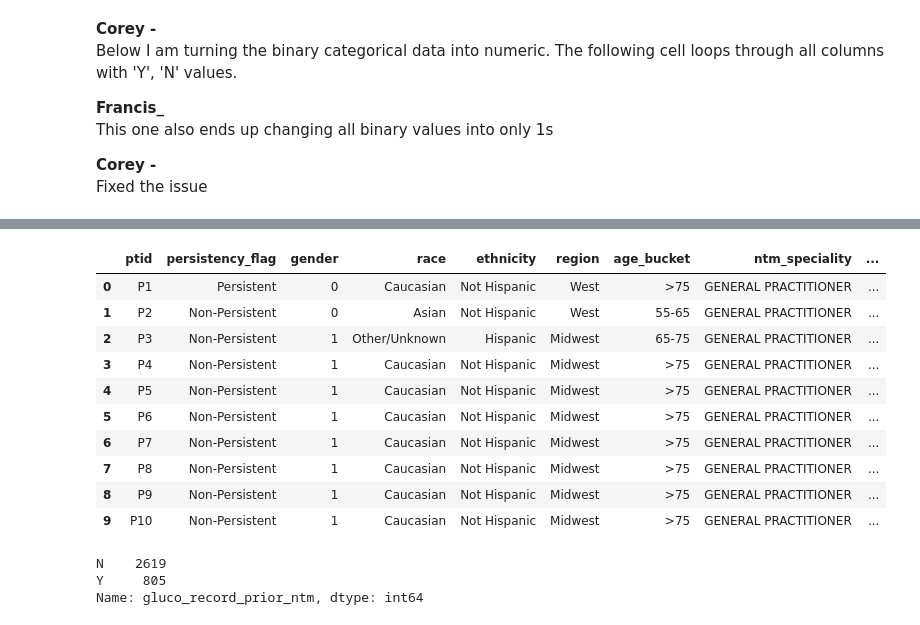
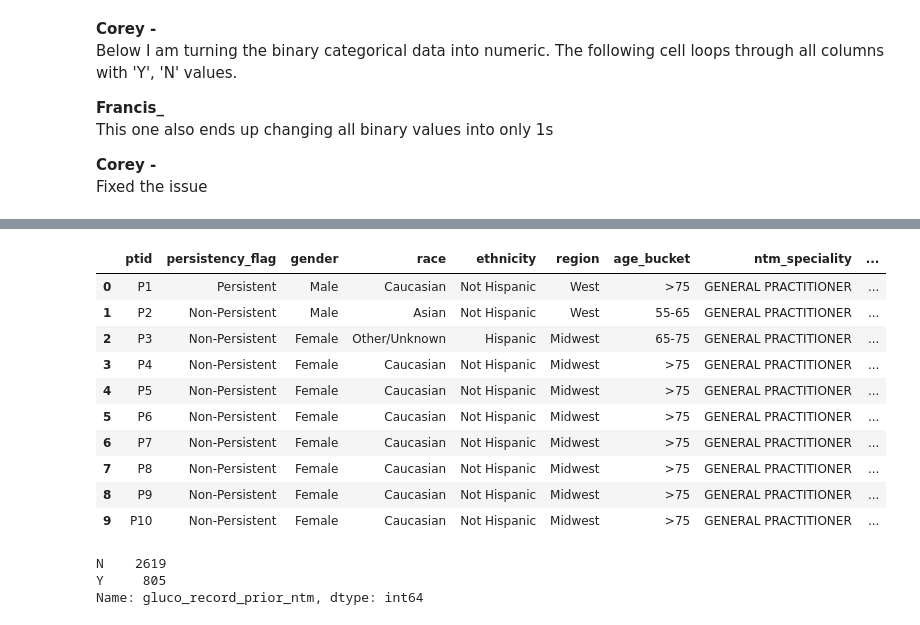
Before and after one commit to TheHamhams/dg_group_project, a Jupyter notebook: EDA.ipynb, the cells around one changed output, grey strips where cells are left out. Saved outputs shown, nothing was run; the diff lists cells and outputs as text; code cells hidden in the pictures.

```diff
--- a/EDA.ipynb
+++ b/EDA.ipynb
@@ -195,17 +185,17 @@ Name: tscore_bucket_prior_ntm_gt_neg_25, dtype: int64
 # %%
-data.head(10)
+#data.head(10)
 # %% [output]
 |  | ptid | persistency_flag | gender | race | ethnicity | region | age_bucket | ntm_speciality | ... |
-| 0 | P1 | Persistent | 0 | Caucasian | Not Hispanic | West | >75 | GENERAL PRACTITIONER | ... |
-| 1 | P2 | Non-Persistent | 0 | Asian | Not Hispanic | West | 55-65 | GENERAL PRACTITIONER | ... |
-| 2 | P3 | Non-Persistent | 1 | Other/Unknown | Hispanic | Midwest | 65-75 | GENERAL PRACTITIONER | ... |
-| 3 | P4 | Non-Persistent | 1 | Caucasian | Not Hispanic | Midwest | >75 | GENERAL PRACTITIONER | ... |
-| 4 | P5 | Non-Persistent | 1 | Caucasian | Not Hispanic | Midwest | >75 | GENERAL PRACTITIONER | ... |
-| 5 | P6 | Non-Persistent | 1 | Caucasian | Not Hispanic | Midwest | >75 | GENERAL PRACTITIONER | ... |
-| 6 | P7 | Non-Persistent | 1 | Caucasian | Not Hispanic | Midwest | >75 | GENERAL PRACTITIONER | ... |
-| 7 | P8 | Non-Persistent | 1 | Caucasian | Not Hispanic | Midwest | >75 | GENERAL PRACTITIONER | ... |
-| 8 | P9 | Non-Persistent | 1 | Caucasian | Not Hispanic | Midwest | >75 | GENERAL PRACTITIONER | ... |
-| 9 | P10 | Non-Persistent | 1 | Caucasian | Not Hispanic | Midwest | >75 | GENERAL PRACTITIONER | ... |
+| 0 | P1 | Persistent | Male | Caucasian | Not Hispanic | West | >75 | GENERAL PRACTITIONER | ... |
+| 1 | P2 | Non-Persistent | Male | Asian | Not Hispanic | West | 55-65 | GENERAL PRACTITIONER | ... |
+| 2 | P3 | Non-Persistent | Female | Other/Unknown | Hispanic | Midwest | 65-75 | GENERAL PRACTITIONER | ... |
+| 3 | P4 | Non-Persistent | Female | Caucasian | Not Hispanic | Midwest | >75 | GENERAL PRACTITIONER | ... |
+| 4 | P5 | Non-Persistent | Female | Caucasian | Not Hispanic | Midwest | >75 | GENERAL PRACTITIONER | ... |
+| 5 | P6 | Non-Persistent | Female | Caucasian | Not Hispanic | Midwest | >75 | GENERAL PRACTITIONER | ... |
+| 6 | P7 | Non-Persistent | Female | Caucasian | Not Hispanic | Midwest | >75 | GENERAL PRACTITIONER | ... |
+| 7 | P8 | Non-Persistent | Female | Caucasian | Not Hispanic | Midwest | >75 | GENERAL PRACTITIONER | ... |
+| 8 | P9 | Non-Persistent | Female | Caucasian | Not Hispanic | Midwest | >75 | GENERAL PRACTITIONER | ... |
+| 9 | P10 | Non-Persistent | Female | Caucasian | Not Hispanic | Midwest | >75 | GENERAL PRACTITIONER | ... |
 # %%
 data['gluco_record_prior_ntm'].value_counts()
 # %% [output]
```
Also changed, not shown: parts of 11 cells of this notebook.
